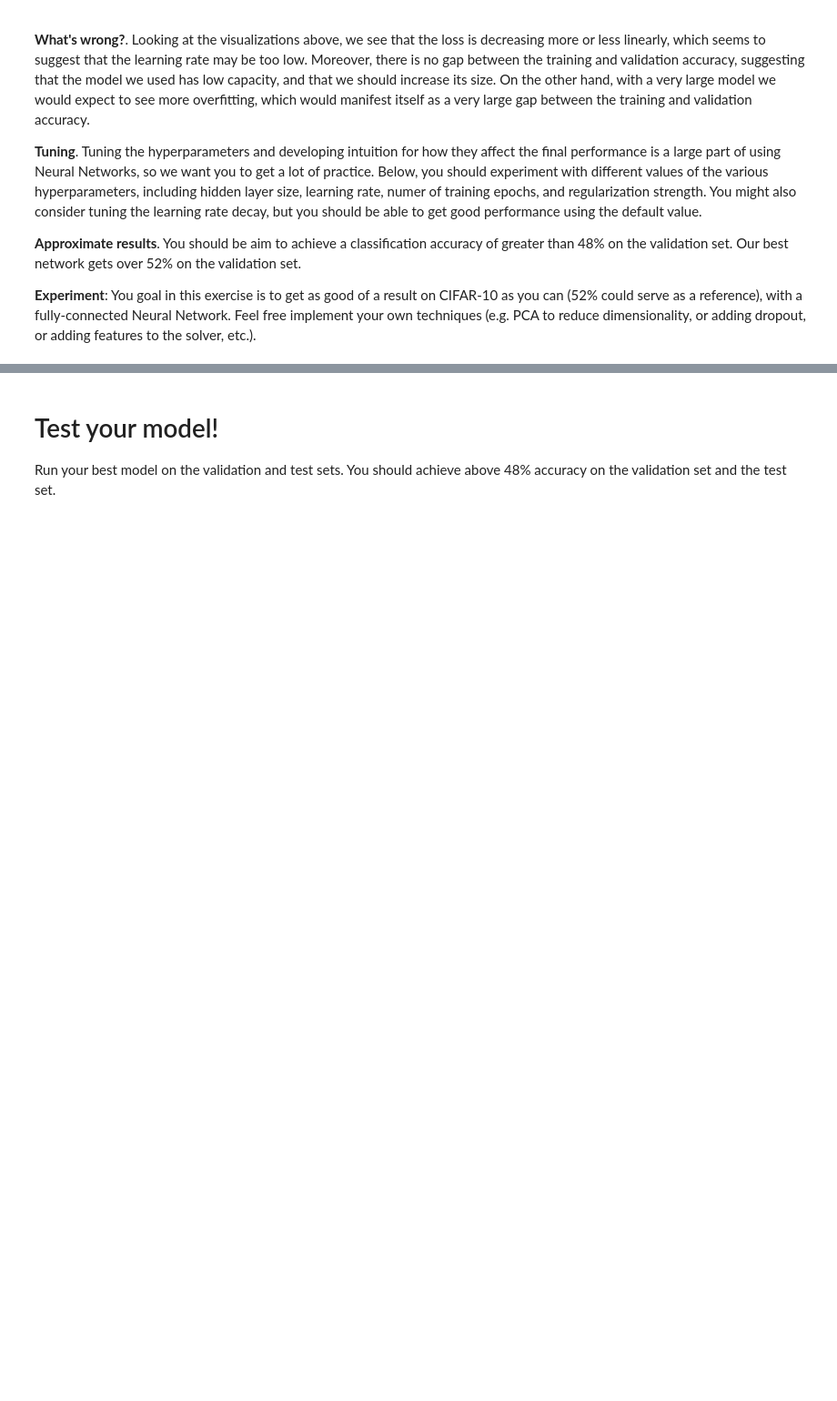
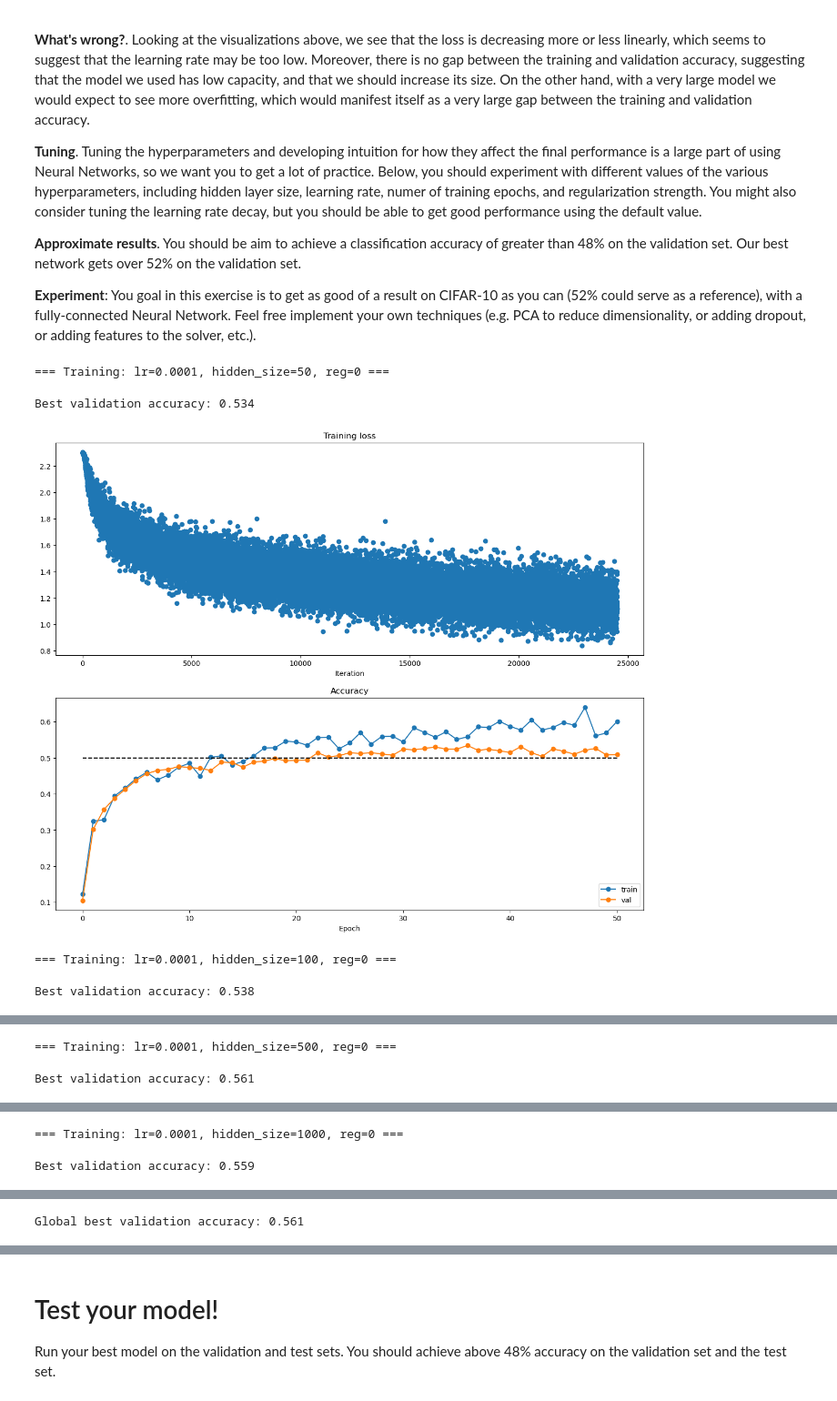
Before and after one commit to mingfei-li/stanford-cs231n-assignments, a Jupyter notebook: assignment1/two_layer_net.ipynb, the cells around one changed output, grey strips where cells are left out. Shown at 91% size. Saved outputs shown, nothing was run; the diff lists cells and outputs as text; code cells hidden in the pictures; blank space fills up the shorter version.

Commit message:
A1 Q4: Two-Layer Neural Network (last part)

```diff
--- a/assignment1/two_layer_net.ipynb
+++ b/assignment1/two_layer_net.ipynb
@@ -427,3 +427,76 @@ show_net_weights(model)
 **Approximate results**. You should be aim to achieve a classification accuracy of greater than 48% on the validation set. Our best network gets over 52% on the validation set.
 
 **Experiment**: You goal in this exercise is to get as good of a result on CIFAR-10 as you can (52% could serve as a reference), with a fully-connected Neural Network. Feel free implement your own techniques (e.g. PCA to reduce dimensionality, or adding dropout, or adding features to the solver, etc.).
+# %%
+# model in best_model.                                                          #
+#                                                                               #
+# To help debug your network, it may help to use visualizations similar to the  #
+# ones we used above; these visualizations will have significant qualitative    #
+# differences from the ones we saw above for the poorly tuned network.          #
+#                                                                               #
+# Tweaking hyperparameters by hand can be fun, but you might find it useful to  #
+# write code to sweep through possible combinations of hyperparameters          #
+# automatically like we did on thexs previous exercises.                          #
+#################################################################################
+# *****START OF YOUR CODE (DO NOT DELETE/MODIFY THIS LINE)*****
+
+# Overall strategy: 1e-4 seems like a good start for learning rate.
+# Since the delta in training and validation accuracy is small, it suggests that
+# the model could use more capacity. So, first step is to find the right hidden size
+# until it overfits. Then, tune regularization to reduce overfitting.
+# Lastly, do another round of lr sweep to find the best lr for the final architecture
+# Alawys do 50 epochs so that it doesn't become a bottleneck.
+
+# Step 1. Hidden size sweeping
+
+best_val_acc = -1
+
+num_epochs = 50
+lr = 1e-4 # 10 ** np.random.uniform(-5, -4)
+reg = 0 # 10 ** np.random.uniform(-5, -3)
+for hidden_size in [50, 100, 500, 1000]:
+    print(f'=== Training: lr={lr}, hidden_size={hidden_size}, reg={reg} ===')
+
+    model = TwoLayerNet(input_size, hidden_size, num_classes, reg=reg)
+    solver = Solver(
+        model,
+        data,
+        optim_config = {'learning_rate': lr},
+        # print_every=200,
+        num_epochs=num_epochs,
+        verbose=False,
+    )
+    solver.train()
+    print(f'Best validation accuracy: {solver.best_val_acc}')
+
+    plt.subplot(2, 1, 1)
+    plt.title('Training loss')
+    plt.plot(solver.loss_history, 'o')
+    plt.xlabel('Iteration')
+
+    plt.subplot(2, 1, 2)
+    plt.title('Accuracy')
+    plt.plot(solver.train_acc_history, '-o', label='train')
+    plt.plot(solver.val_acc_history, '-o', label='val')
+    plt.plot([0.5] * len(solver.val_acc_history), 'k--')
+    plt.xlabel('Epoch')
+    plt.legend(loc='lower right')
+    plt.gcf().set_size_inches(15, 12)
+    plt.show()
+
+    if solver.best_val_acc > best_val_acc:
+        best_val_acc = solver.best_val_acc
+        best_model = solver.model
+
+print(f'Global best validation accuracy: {best_val_acc}')
+
+# *****END OF YOUR CODE (DO NOT DELETE/MODIFY THIS LINE)*****
+################################################################################
+#                              END OF YOUR CODE                                #
+################################################################################
+# %% [output]
+=== Training: lr=0.0001, hidden_size=50, reg=0 ===
+Best validation accuracy: 0.534
+[figure, added]
+=== Training: lr=0.0001, hidden_size=100, reg=0 ===
+Best validation accuracy: 0.538
@@ -429,0 +504,2 @@ show_net_weights(model)
+=== Training: lr=0.0001, hidden_size=500, reg=0 ===
+Best validation accuracy: 0.561
@@ -429,0 +507,2 @@ show_net_weights(model)
+=== Training: lr=0.0001, hidden_size=1000, reg=0 ===
+Best validation accuracy: 0.559
@@ -430,3 +510,4 @@ show_net_weights(model)
+Global best validation accuracy: 0.561
 # %%
 best_model = None
 
```
Also changed, not shown: parts of 6 cells of this notebook, 2 other files.
